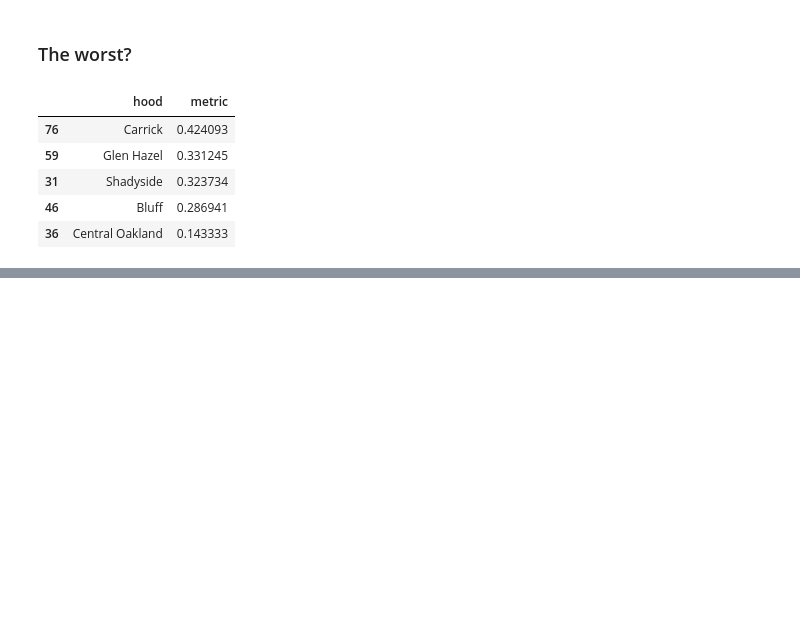
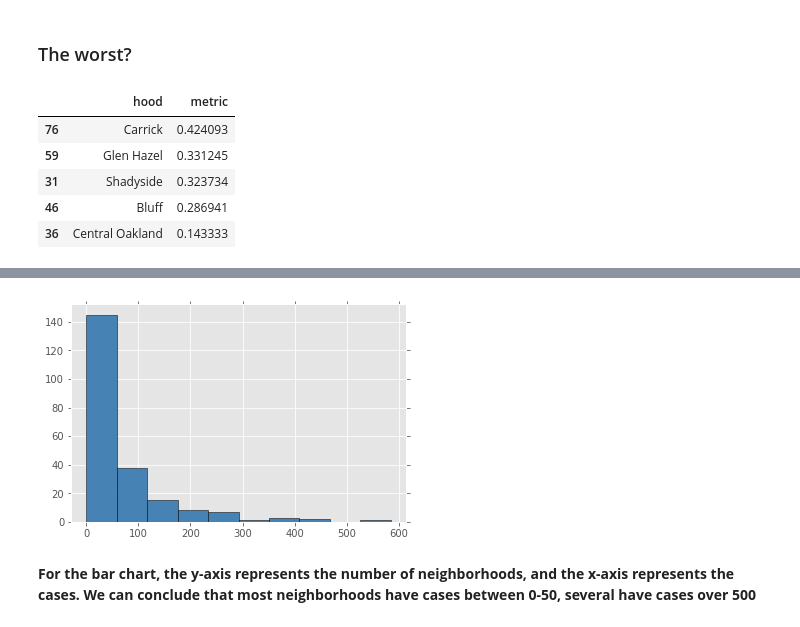
Before and after one commit to JaredBen28/PittBestNeighborhood, a Jupyter notebook: PresentationNotebook.ipynb, the cells around one changed output, grey strips where cells are left out. Cells and saved outputs as stored; diff of their text form; code cells hidden in the pictures; blank space fills up the shorter version.

```diff
--- a/PresentationNotebook.ipynb
+++ b/PresentationNotebook.ipynb
@@ -142,0 +172,3 @@ neighborhood[['hood', 'metric']].tail(5)
+# %%
+d3= pd.read_csv("3.csv")
+d3.head(10)
@@ -142,0 +218,13 @@ neighborhood[['hood', 'metric']].tail(5)
+# %%
+plt.style.use('ggplot')
+plt.hist(d3.cases,
+        bins = 10,
+        color = 'steelblue',
+        edgecolor = 'k')
+plt.tick_params(top='off', right='off')
+plt.show()
+# %% [output]
+[figure, added]
+# %% [markdown]
+**For the bar chart, the y-axis represents the number of neighborhoods, and the x-axis represents the cases.
+We can conclude that most neighborhoods have cases between 0-50, several have cases over 500**
```
Also changed, not shown: parts of 27 cells of this notebook, 6 other files.
